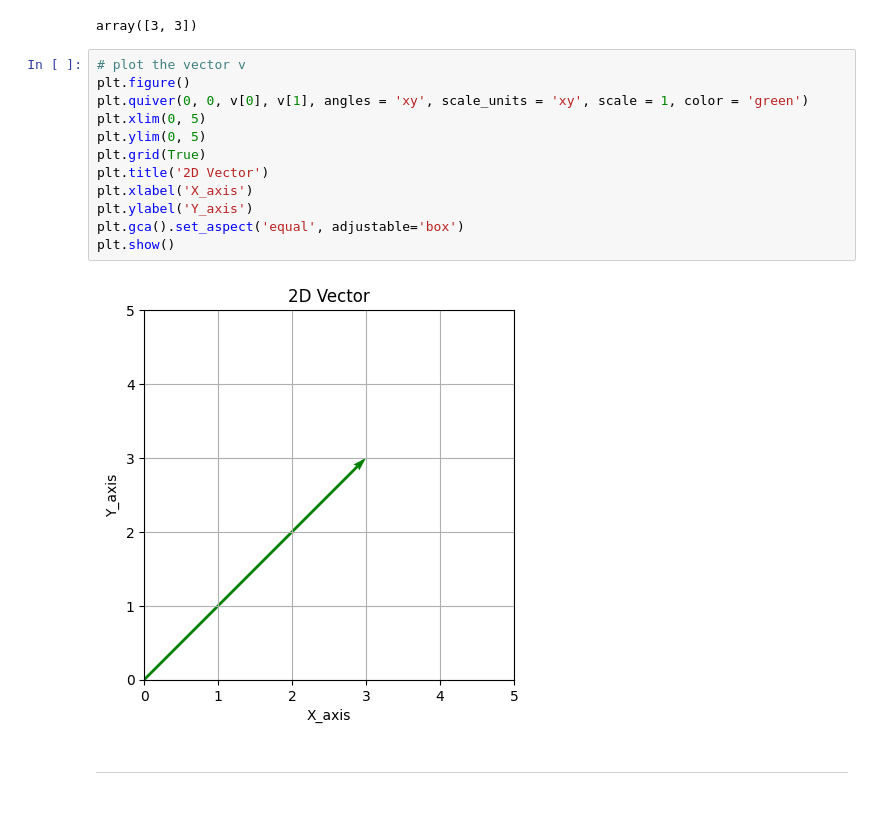
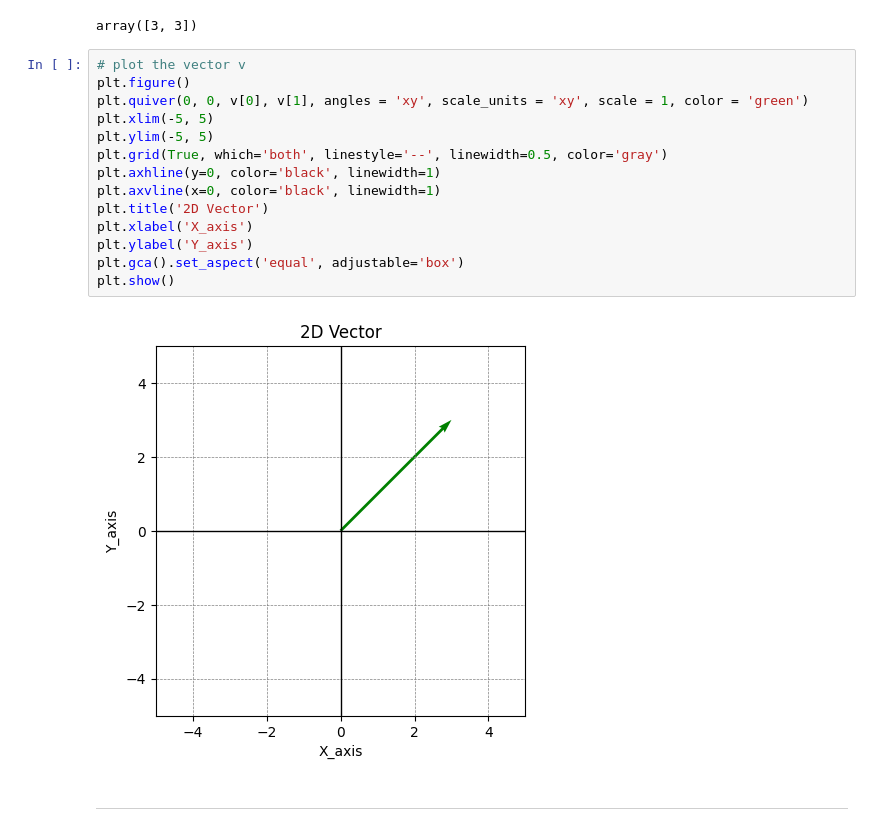
Before and after one commit to khizer9292/machine_learning, a Jupyter notebook: 05_mathematics/01_linear_algebra.ipynb, the cells around one changed output. Drawn from its saved outputs; the diff is of its cells as text.

```diff
--- a/05_mathematics/01_linear_algebra.ipynb
+++ b/05_mathematics/01_linear_algebra.ipynb
@@ -73,17 +71,19 @@ array([3, 3])
 # %%
 # plot the vector v
 plt.figure()
 plt.quiver(0, 0, v[0], v[1], angles = 'xy', scale_units = 'xy', scale = 1, color = 'green')
-plt.xlim(0, 5)
-plt.ylim(0, 5)
-plt.grid(True)
+plt.xlim(-5, 5)
+plt.ylim(-5, 5)
+plt.grid(True, which='both', linestyle='--', linewidth=0.5, color='gray')
+plt.axhline(y=0, color='black', linewidth=1)
+plt.axvline(x=0, color='black', linewidth=1)
 plt.title('2D Vector')
 plt.xlabel('X_axis')
 plt.ylabel('Y_axis')
 plt.gca().set_aspect('equal', adjustable='box')
 plt.show()
 # %% [output]
-[figure, old version]
+[figure, new version]
 # %% [markdown]
 ----
 # %% [markdown]
```
Also changed, not shown: parts of 8 cells of this notebook, 8 other files.
